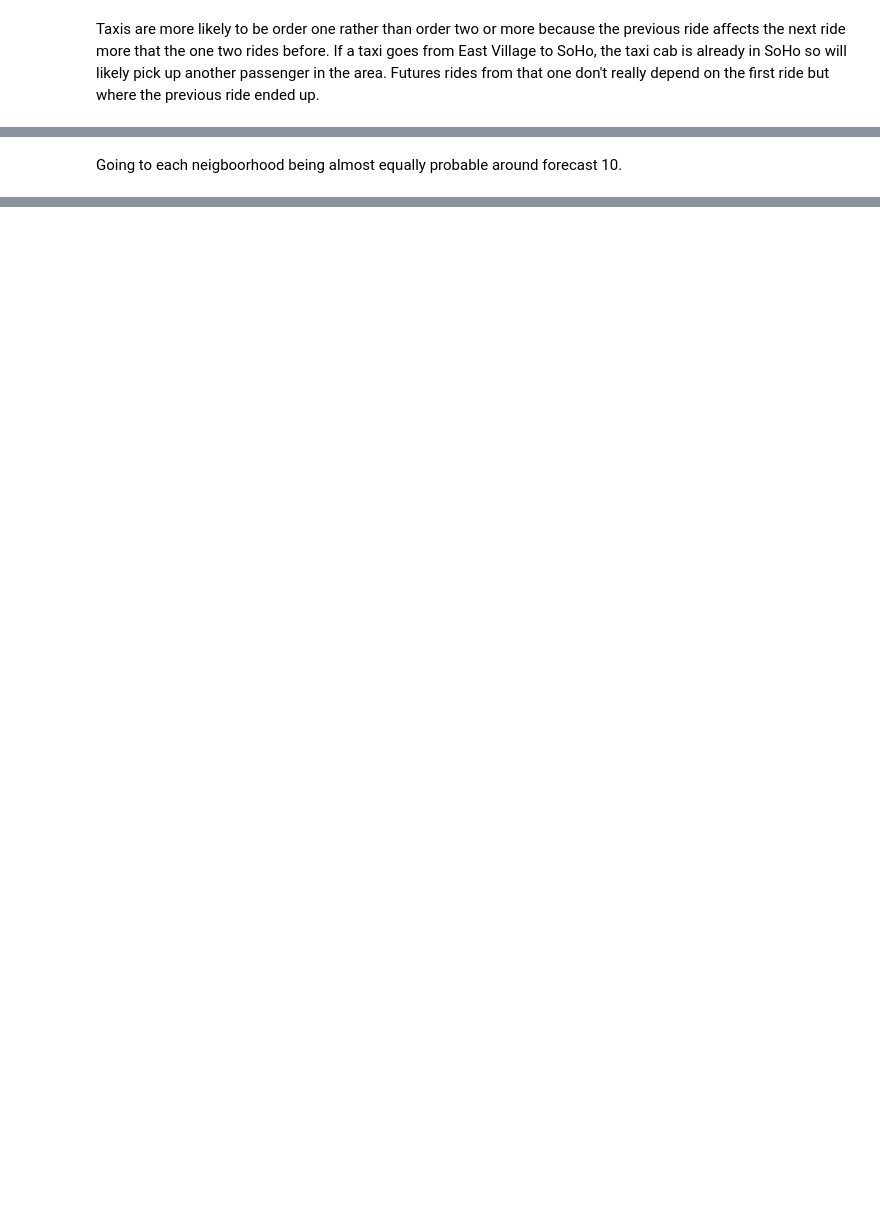
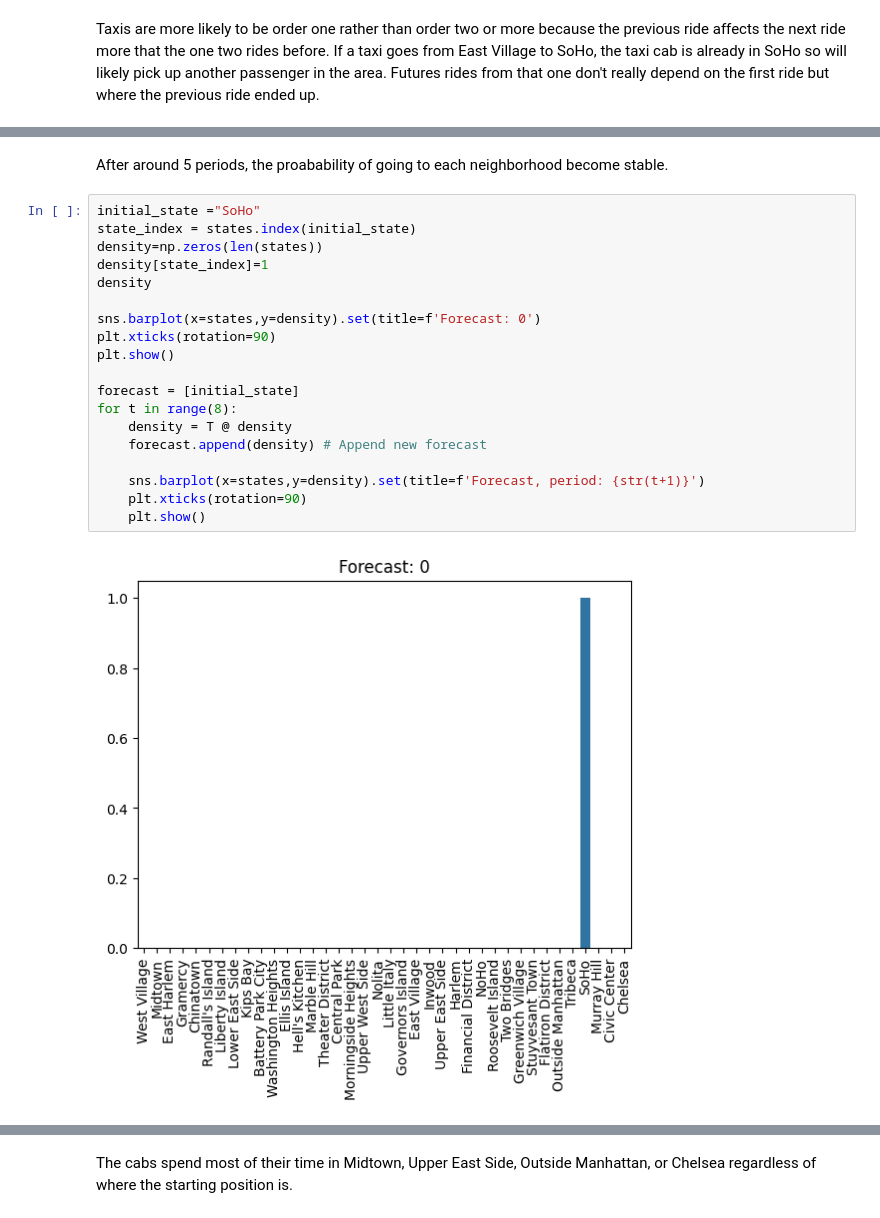
Before and after one commit to gegeorge25/DS5030_public_repo_grace_george, a Jupyter notebook: assignment_5.ipynb, the cells around one changed output, grey strips where cells are left out. Drawn from its saved outputs; the diff is of its cells as text; blank space fills up the shorter version.

```diff
--- a/assignment_5.ipynb
+++ b/assignment_5.ipynb
@@ -533,2 +580,23 @@ for t in range(10):
 # %% [markdown]
-Going to each neigboorhood being almost equally probable around forecast 10.
+After around 5 periods, the proabability of going to each neighborhood become stable.
+# %%
+initial_state ="SoHo"
+state_index = states.index(initial_state)
+density=np.zeros(len(states))
+density[state_index]=1
+density
+
+sns.barplot(x=states,y=density).set(title=f'Forecast: 0')
+plt.xticks(rotation=90)
+plt.show()
+
+forecast = [initial_state]
+for t in range(8):
+    density = T @ density
+    forecast.append(density) # Append new forecast
+
+    sns.barplot(x=states,y=density).set(title=f'Forecast, period: {str(t+1)}')
+    plt.xticks(rotation=90)
+    plt.show()
+# %% [output]
+[figure, added]
@@ -534,0 +611,2 @@ Going to each neigboorhood being almost equally probable around forecast 10.
+# %% [markdown]
+The cabs spend most of their time in Midtown, Upper East Side, Outside Manhattan, or Chelsea regardless of where the starting position is.
```
Also changed, not shown: parts of 18 cells of this notebook.
